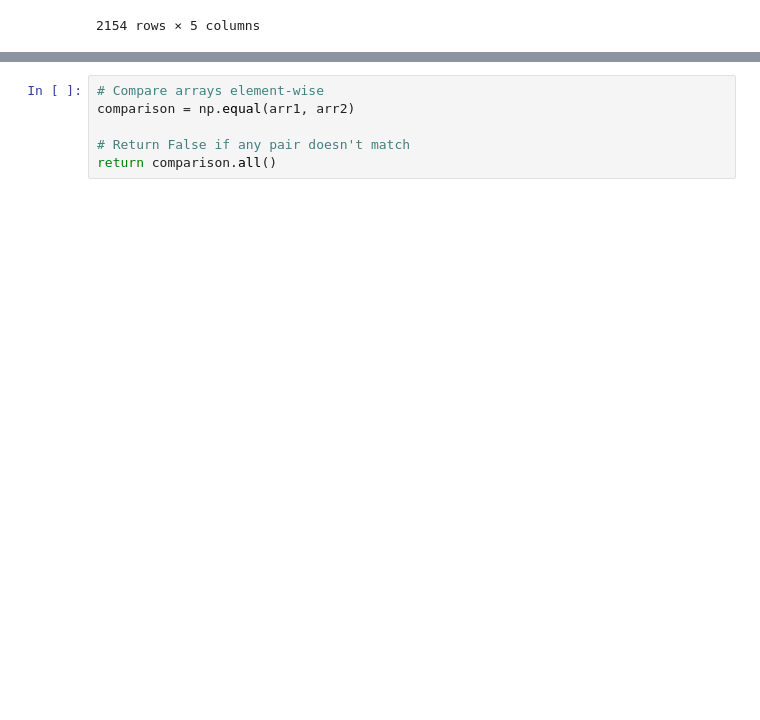
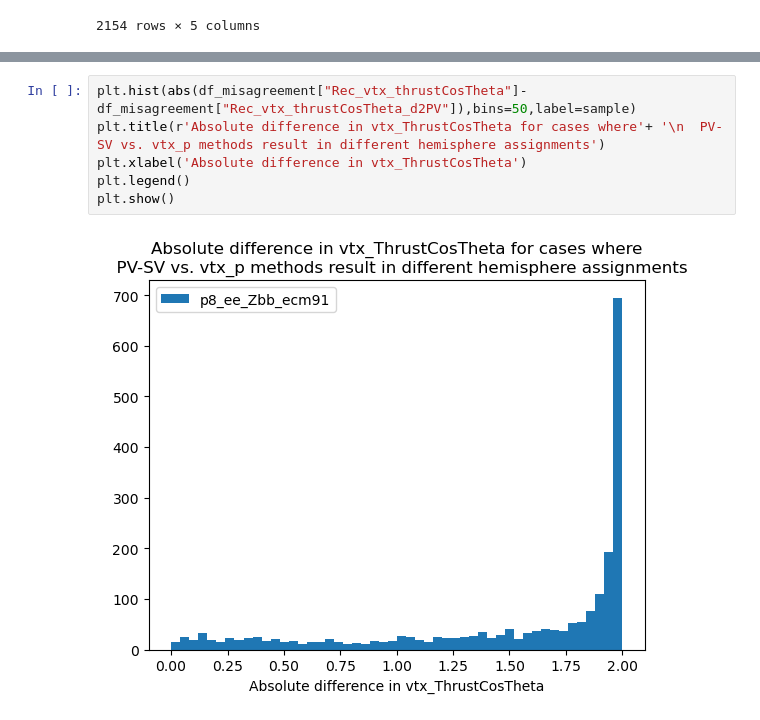
Before and after one commit to RMangrulkar/FCCAnalyses, a Jupyter notebook: examples/FCCee/flavour/B2Inv/Examples_and_testing/PV-SV_assignment.ipynb, the cells around one changed output, grey strips where cells are left out. Drawn from its saved outputs; the diff is of its cells as text; blank space fills up the shorter version.

```diff
--- a/examples/FCCee/flavour/B2Inv/Examples_and_testing/PV-SV_assignment.ipynb
+++ b/examples/FCCee/flavour/B2Inv/Examples_and_testing/PV-SV_assignment.ipynb
@@ -128,9 +189,11 @@ df_misagreement
 df_misagreement[np.sign(df_misagreement["Rec_vtx_thrustCosTheta"]) == np.sign(df_misagreement["Rec_vtx_thrustCosTheta_d2PV"])]
 # %% [output]
 |  | Rec_vtx_thrustCosTheta | Rec_vtx_in_hemisEmin | Rec_vtx_thrustCosTheta_d2PV | Rec_vtx_in_hemisEmin_d2PV | Rec_vtx_isPV |
-# %%
-# Compare arrays element-wise
-comparison = np.equal(arr1, arr2)
-
-# Return False if any pair doesn't match
-return comparison.all()
+# %%
+plt.hist(abs(df_misagreement["Rec_vtx_thrustCosTheta"]-df_misagreement["Rec_vtx_thrustCosTheta_d2PV"]),bins=50,label=sample)
+plt.title(r'Absolute difference in vtx_ThrustCosTheta for cases where'+ '\n  PV-SV vs. vtx_p methods result in different hemisphere assignments')
+plt.xlabel('Absolute difference in vtx_ThrustCosTheta')
+plt.legend()
+plt.show()
+# %% [output]
+[figure, added]
```
Also changed, not shown: parts of 20 cells of this notebook, 3 other files.
